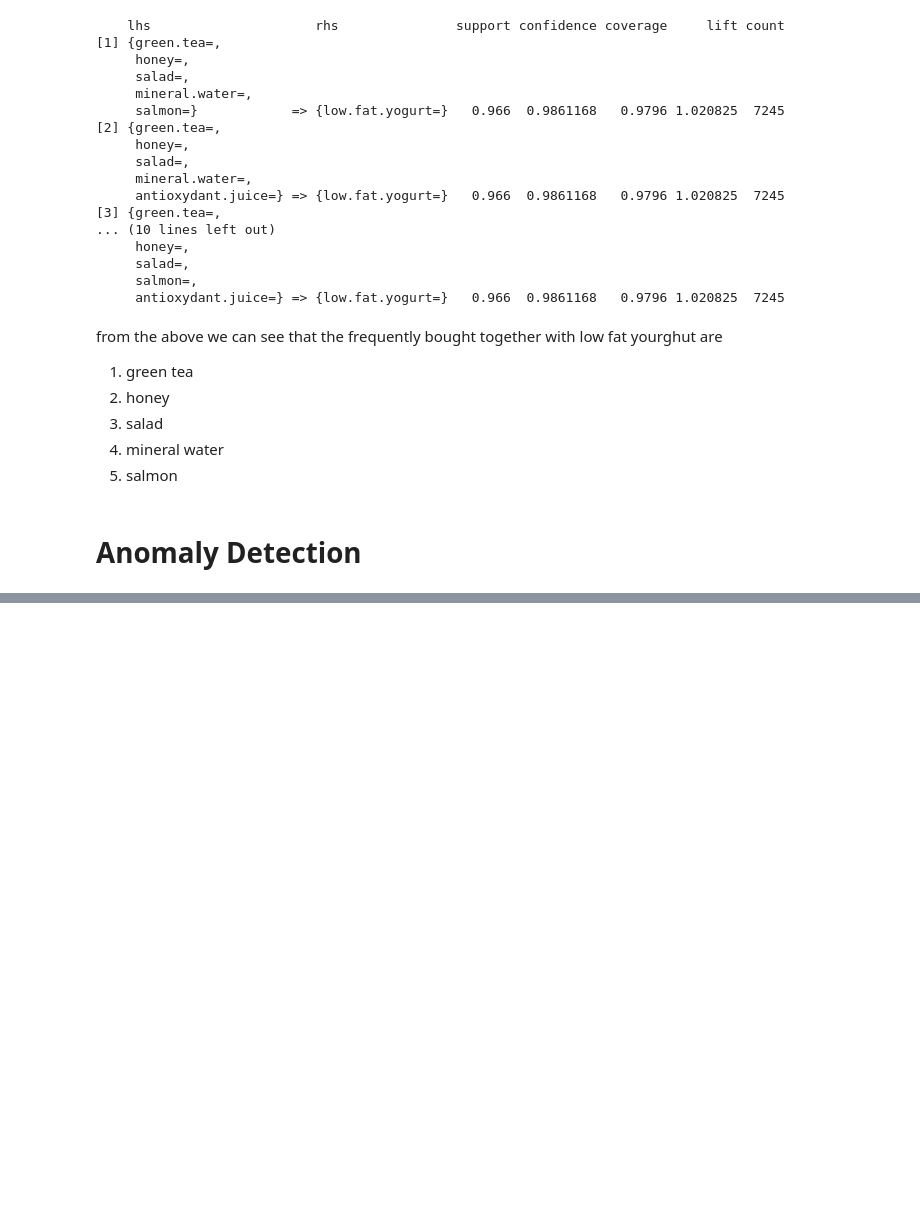
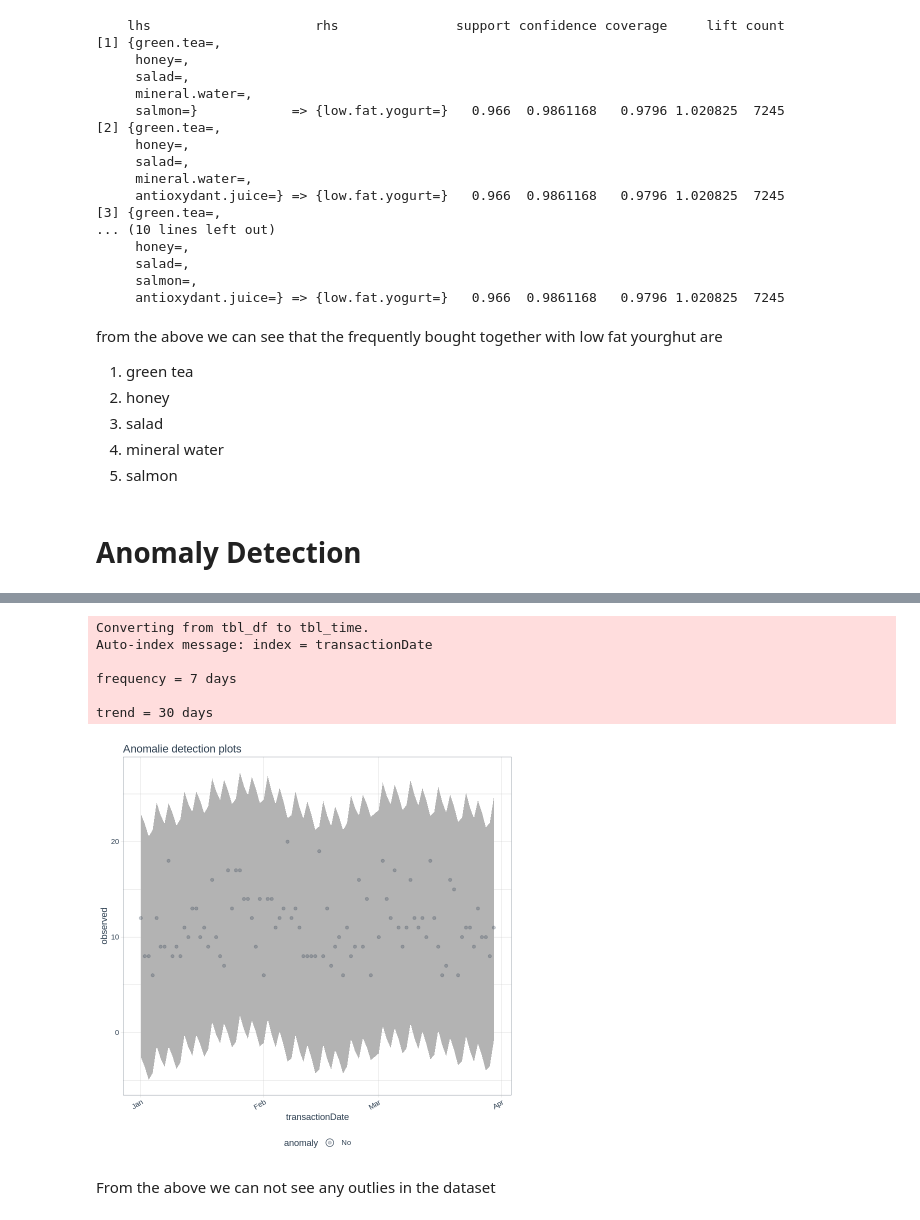
Before and after one commit to UnplugCharger/week-14, a Jupyter notebook: WEEK_14.ipynb, the cells around one changed output, grey strips where cells are left out. Saved outputs shown, nothing was run; the diff lists cells and outputs as text; code cells hidden in the pictures; blank space fills up the shorter version.

```diff
--- a/WEEK_14.ipynb
+++ b/WEEK_14.ipynb
@@ -434,0 +534,20 @@ from the above we can see that the frequently bought together with low fat yourg
+# %%
+# ploting the recomposition to try and see anomalies
+
+
+by_count %>%
+    time_decompose(totalCount) %>%
+    anomalize(remainder) %>%
+    time_recompose() %>%
+    plot_anomalies(time_recomposed = TRUE, ncol = 4, alpha_dots = 0.25) +
+    ggtitle("Anomalie detection plots")
+# %% [output]
+Converting from tbl_df to tbl_time.
+Auto-index message: index = transactionDate
+
+frequency = 7 days
+
+trend = 30 days
+[figure, added]
+# %% [markdown]
+From the above we can not see any outlies in the dataset
```
Also changed, not shown: parts of 10 cells of this notebook.
